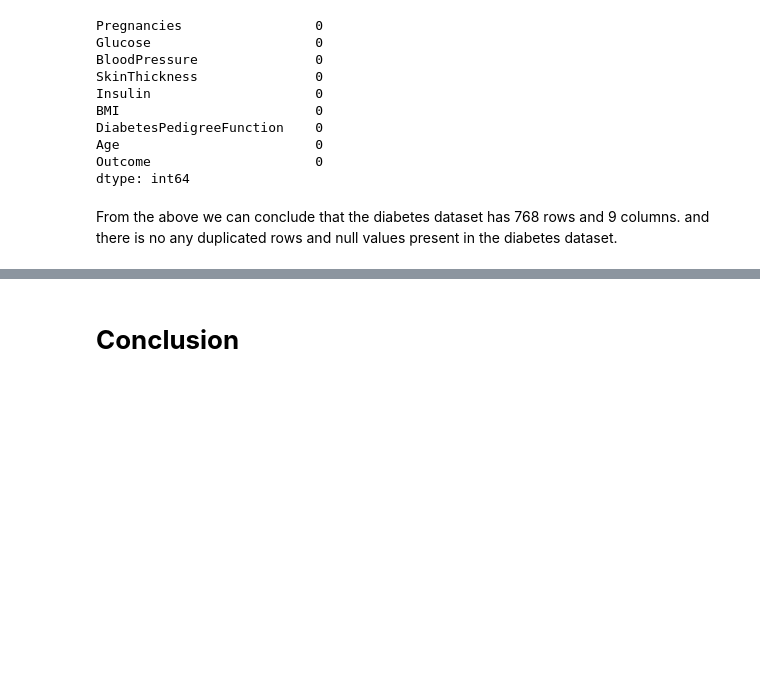
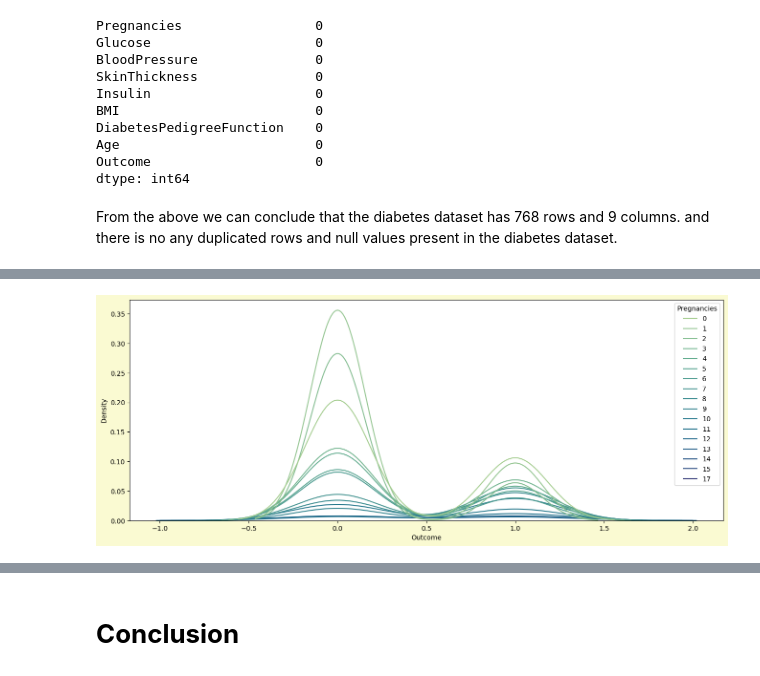
Before and after one commit to hmarathe420/Diabetes_Prediction, a Jupyter notebook: Diabetes_Prediction.ipynb, the cells around one changed output, grey strips where cells are left out. Drawn from its saved outputs; the diff is of its cells as text; code cells hidden in the pictures; blank space fills up the shorter version.

```diff
--- a/Diabetes_Prediction.ipynb
+++ b/Diabetes_Prediction.ipynb
@@ -134,0 +167,8 @@ From the above we can conclude that the diabetes dataset has 768 rows and 9 colu
+# %%
+# ploting KDE plot for Pregnancies
+plt.figure(figsize = (16,6), facecolor = 'lightgoldenrodyellow')
+sns.kdeplot(data = df , x = 'Outcome', hue = 'Pregnancies', palette="crest")
+plt.plot()
+plt.show()
+# %% [output]
+[figure, added]
```
Also changed, not shown: parts of 12 cells of this notebook.
